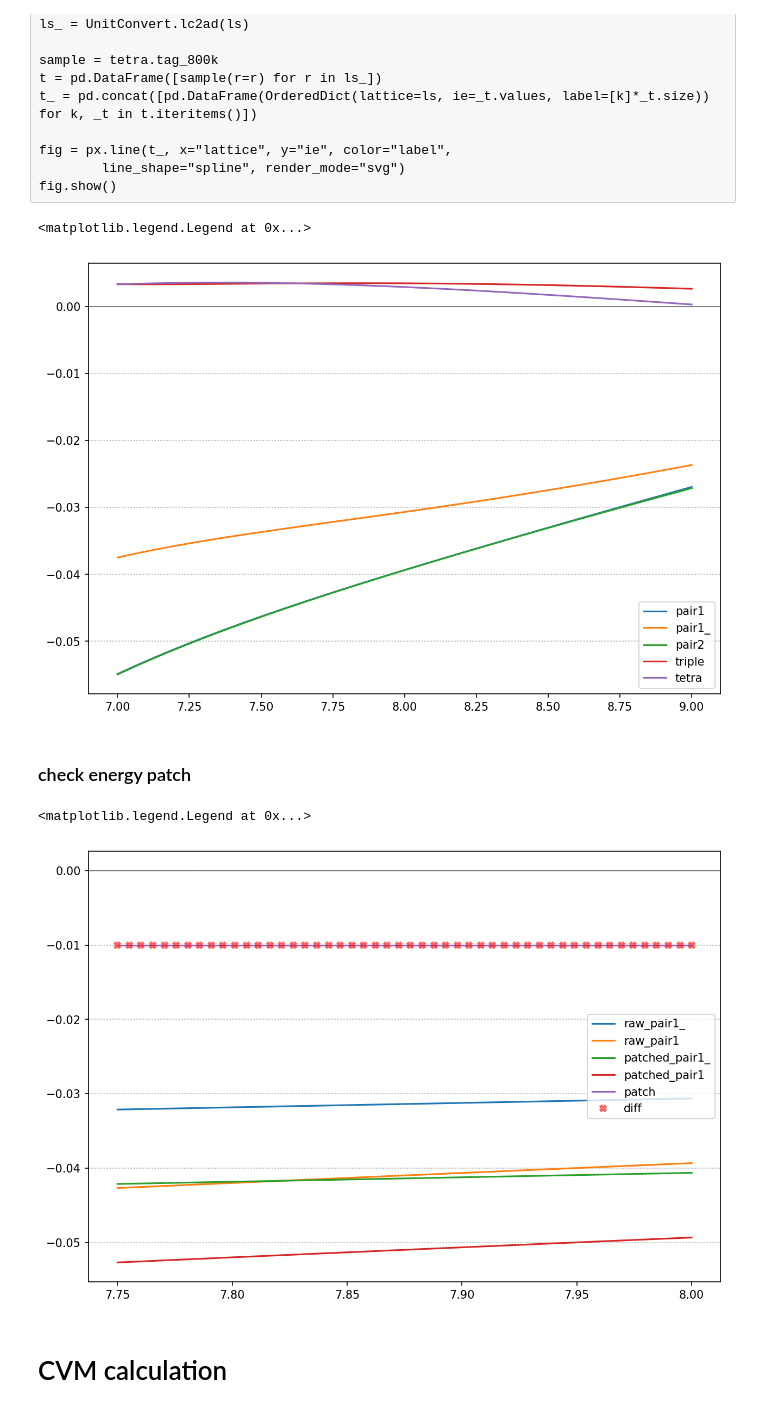
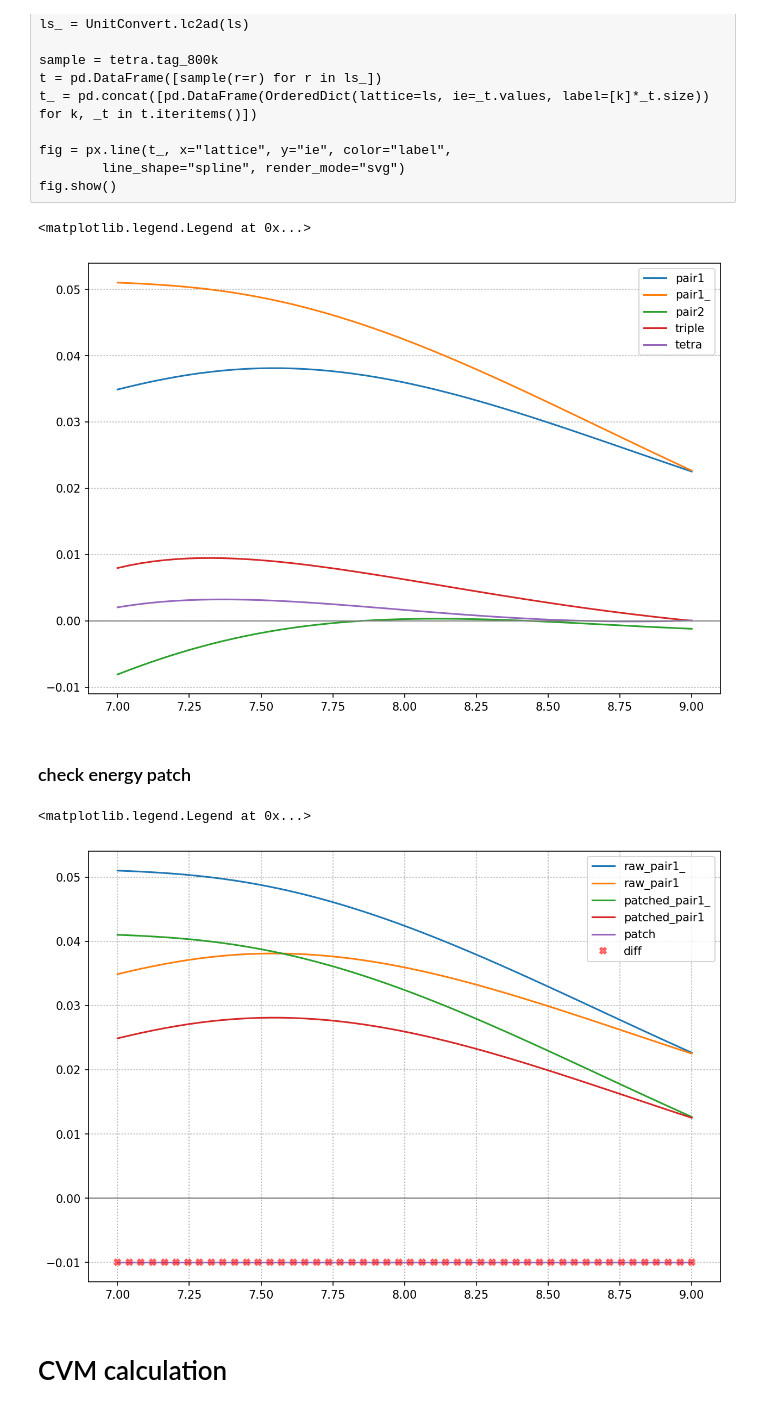
Before and after one commit to kidddddd1984/CVM, a Jupyter notebook: samples/tetrahedron.ipynb, the cells around one changed output. Drawn from its saved outputs; the diff is of its cells as text; code cells hidden in the pictures.

```diff
--- a/samples/tetrahedron.ipynb
+++ b/samples/tetrahedron.ipynb
@@ -76,8 +76,8 @@ def process(meta, *results, experiment=None):
 # %% [markdown]
 # Reading input set
 # %%
-# tetra = Tetrahedron.from_input_set('AlMg')
-tetra = Tetrahedron.from_input_set('PdRh')
+tetra = Tetrahedron.from_input_set('AlMg')
+# tetra = Tetrahedron.from_input_set('PdRh')
 
 with cvm_context(simple_print='True'):
     print(tetra)
@@ -257,50 +261,50 @@ plt.grid(axis='y', linestyle=':', linewidth=1)
 plt.legend()
 # %% [output]
 <matplotlib.legend.Legend at 0x...>
-[figure, old version]
+[figure, new version]
 # %% [markdown]
 ### check energy patch
 # %%
 def patch(_, r0):
 
-    r0 = UnitConvert.ad2lc(r0)
-    _1st = -0.075 + (-0.00365 * (r0 - 7.85) / 0.1)
+#     r0 = UnitConvert.ad2lc(r0)
+#     _1st = -0.051 + (-0.00365 * (r0 - 7.85) / 0.1)
 
 #     return {'pair1': _1st, 'pair1_': _1st}
     return {'pair1': -0.01, 'pair1_': -0.01}
 # %%
 plt.figure(figsize=(10, 7), dpi=150)
 
-ls = np.linspace(7.75, 8.0, 50)
+ls = np.linspace(7., 9.0, 50)
 ls_ = UnitConvert.lc2ad(ls)
 
 sample = tetra.tag_800k
 
 patch_en = [patch(_, r)['pair1'] for r in ls_]
-patched_pair1 = [sample(T=400, r=r, energy_patch=patch).pair1 for r in ls_]
-patched_pair1_ = [sample(T=400, r=r, energy_patch=patch).pair1_ for r in ls_]
-raw_pair1 = [sample(T=400, r=r).pair1 for r in ls_]
-raw_pair1_ = [sample(T=400, r=r).pair1_ for r in ls_]
+patched_pair1 = [sample(T=300, r=r, energy_patch=patch, vibration=True).pair1 for r in ls_]
+patched_pair1_ = [sample(T=300, r=r, energy_patch=patch, vibration=True).pair1_ for r in ls_]
+raw_pair1 = [sample(T=300, r=r, vibration=True).pair1 for r in ls_]
+raw_pair1_ = [sample(T=300, r=r, vibration=True).pair1_ for r in ls_]
 
 t = pd.DataFrame(
     dict(raw_pair1_=raw_pair1_,
          raw_pair1=raw_pair1,
          patched_pair1_=patched_pair1_,
          patched_pair1=patched_pair1,
          patch=patch_en,
         ))
 
 for c in t:
     plt.plot(ls, t[c], label=c)
 plt.plot(ls, t['patched_pair1'] - t['raw_pair1'], 'X', c='red', label='diff', alpha=0.5)
 
 plt.axhline(y=0, color='gray', ls='-', lw=1.0)
-plt.grid(axis='y', linestyle=':', linewidth=1)
+plt.grid(axis='both', linestyle=':', linewidth=1)
 # plt.ylim(-1.2, 5)
 plt.legend()
 # %% [output]
 <matplotlib.legend.Legend at 0x...>
-[figure, old version]
+[figure, new version]
 # %% [markdown]
 # CVM calculation
 # %%
```
Also changed, not shown: parts of 10 cells of this notebook, 3 other files.
